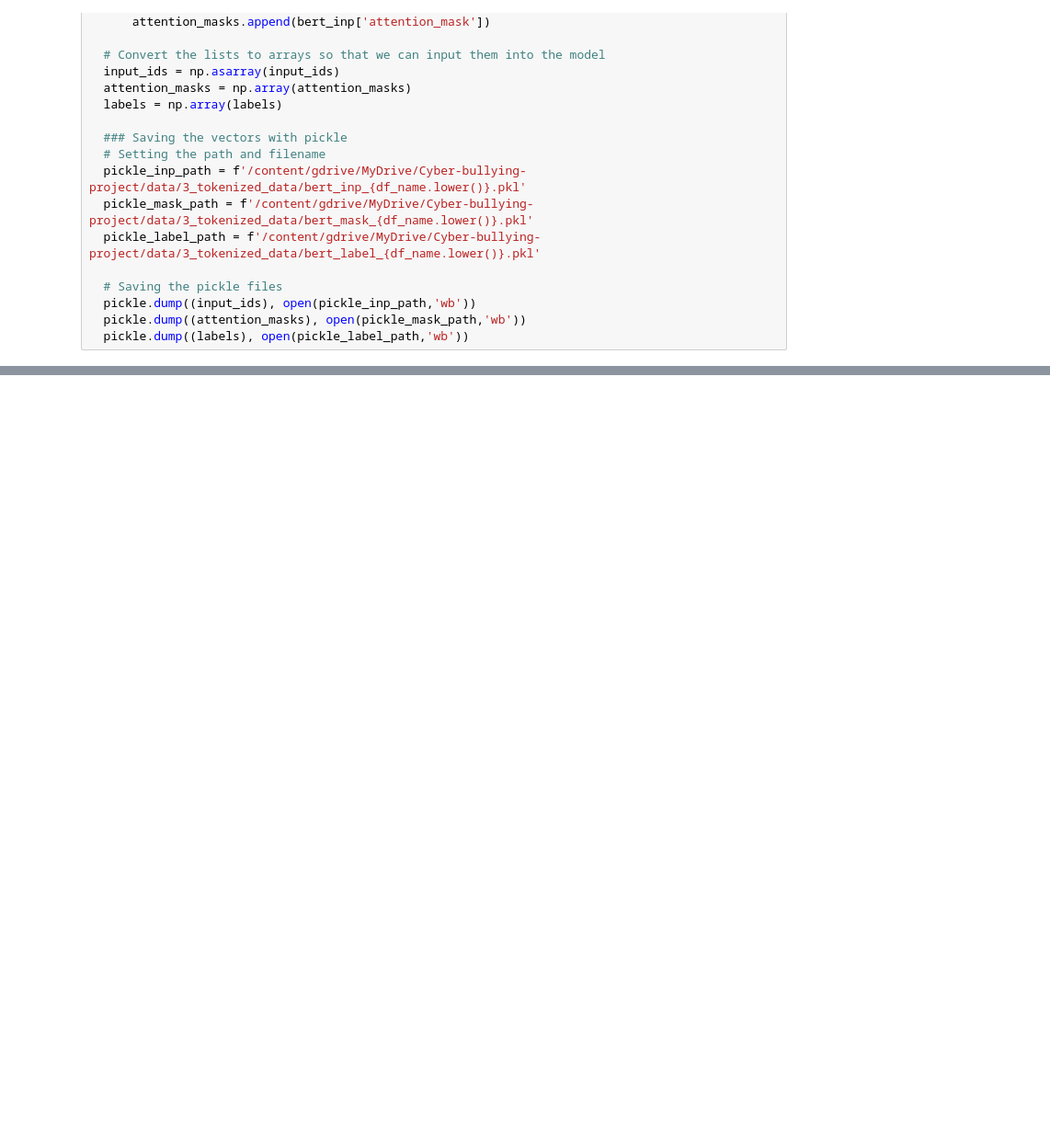
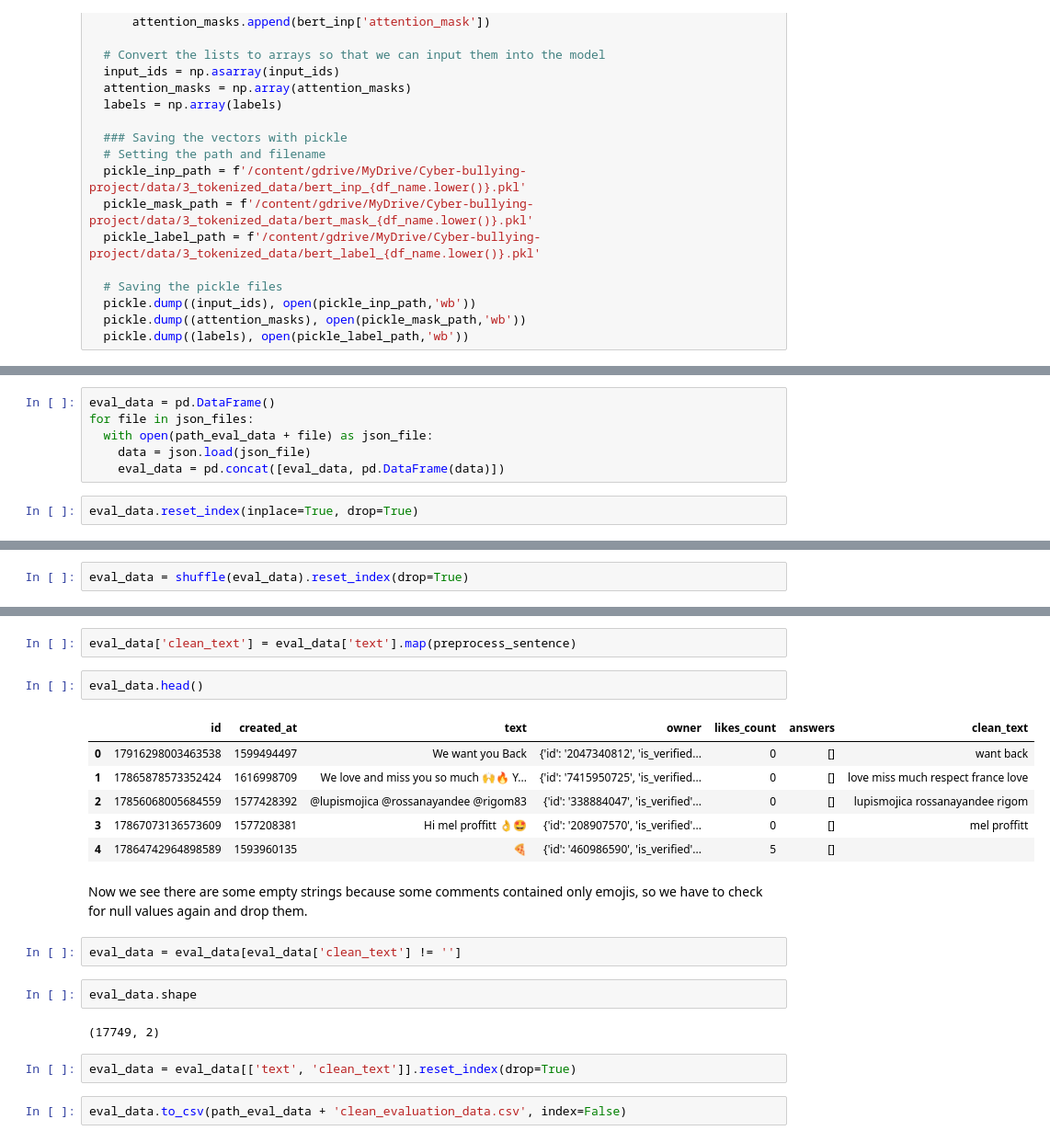
Before and after one commit to julrods/aggressive-tweet-analyzer, a Jupyter notebook: 1_EDA_and_Preprocessing.ipynb, the cells around one changed output, grey strips where cells are left out. Shown: that part at 92% size. Cells and saved outputs as stored; diff of their text form; blank space fills up the shorter version.

Commit message:
added evaluation data

```diff
--- a/1_EDA_and_Preprocessing.ipynb
+++ b/1_EDA_and_Preprocessing.ipynb
@@ -273,0 +294,8 @@ for df, df_name in zip(df_list, df_names):
+# %%
+eval_data = pd.DataFrame()
+for file in json_files:
+  with open(path_eval_data + file) as json_file:
+    data = json.load(json_file)
+    eval_data = pd.concat([eval_data, pd.DataFrame(data)])
+# %%
+eval_data.reset_index(inplace=True, drop=True)
@@ -273,0 +354,2 @@ for df, df_name in zip(df_list, df_names):
+# %%
+eval_data = shuffle(eval_data).reset_index(drop=True)
@@ -273,0 +374,23 @@ for df, df_name in zip(df_list, df_names):
+# %%
+eval_data['clean_text'] = eval_data['text'].map(preprocess_sentence)
+# %%
+eval_data.head()
+# %% [output]
+|  | id | created_at | text | owner | likes_count | answers | clean_text |
+| 0 | 17916298003463538 | 1599494497 | We want you Back | {'id': '2047340812', 'is_verified... | 0 | [] | want back |
+| 1 | 17865878573352424 | 1616998709 | We love and miss you so much 🙌🔥 Y... | {'id': '7415950725', 'is_verified... | 0 | [] | love miss much respect france love |
+| 2 | 17856068005684559 | 1577428392 | @lupismojica @rossanayandee @rigom83 | {'id': '338884047', 'is_verified'... | 0 | [] | lupismojica rossanayandee rigom |
+| 3 | 17867073136573609 | 1577208381 | Hi mel proffitt 👌🤩 | {'id': '208907570', 'is_verified'... | 0 | [] | mel proffitt |
+| 4 | 17864742964898589 | 1593960135 | 🍕 | {'id': '460986590', 'is_verified'... | 5 | [] |  |
+# %% [markdown]
+Now we see there are some empty strings because some comments contained only emojis, so we have to check for null values again and drop them.
+# %%
+eval_data = eval_data[eval_data['clean_text'] != '']
+# %%
+eval_data.shape
+# %% [output]
+(17749, 2)
+# %%
+eval_data = eval_data[['text', 'clean_text']].reset_index(drop=True)
+# %%
+eval_data.to_csv(path_eval_data + 'clean_evaluation_data.csv', index=False)
```
Also changed, not shown: parts of 26 cells of this notebook.
